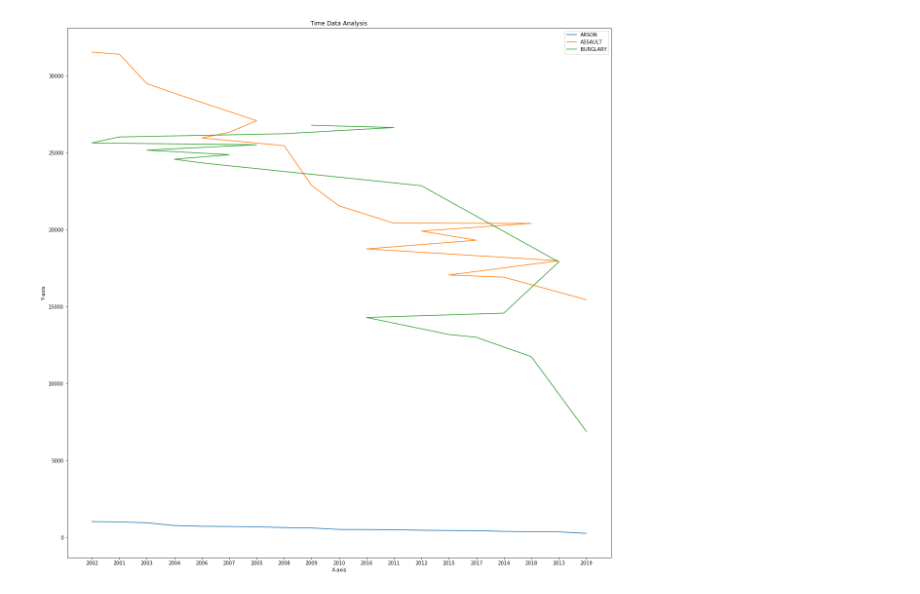
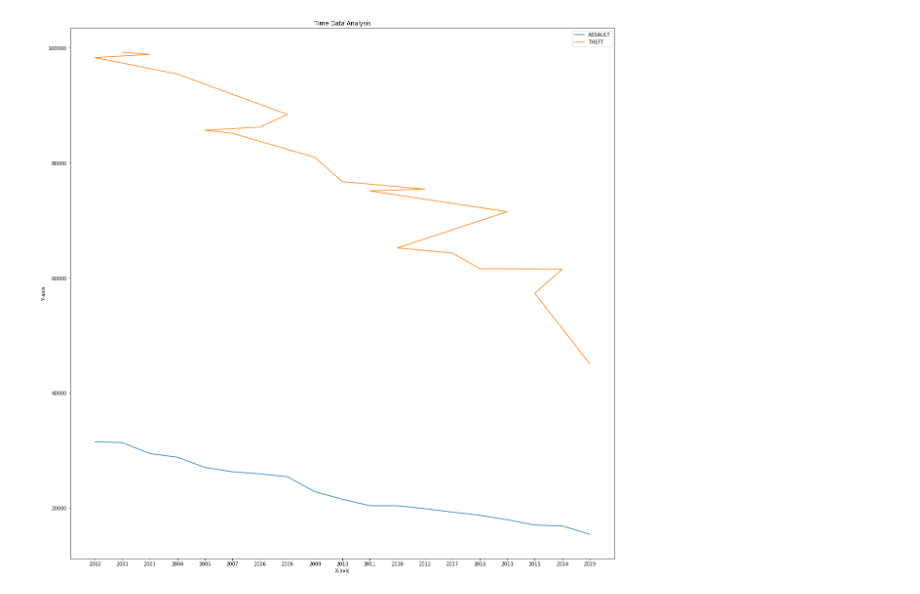
Before and after one commit to anirudhagar13/chicago-crime-analysis-bigdata, a Jupyter notebook: data_chasers_script.ipynb, the cells around one changed output. Drawn from its saved outputs; the diff is of its cells as text; code cells hidden in the pictures.

Commit message:
code skeleton for data pipeline

```diff
--- a/data_chasers_script.ipynb
+++ b/data_chasers_script.ipynb
@@ -98,7 +101,3 @@ url_1 = '/pools/default/buckets'
 
 rest_client.set_url(host_name+url_1)
 print (rest_client.get_response())
-# %%
-# Loading data (Relevant cells begin here)
-import pandas as pd
-crime_data = pd.read_csv("../../../../Downloads/Crimes_-_2001_to_present.csv")
@@ -112,7 +122,7 @@ from couchbase.cluster import Cluster
 from couchbase.cluster import PasswordAuthenticator
 
 # Global DB connection objects
-cluster = Cluster('couchbase://34.229.250.146')
+cluster = Cluster('couchbase://localhost')
 authenticator = PasswordAuthenticator('admin', 'password')
 cluster.authenticate(authenticator)
 cb = cluster.open_bucket('crime_data')
@@ -121,13 +131,13 @@ cb = cluster.open_bucket('crime_data')
 # start_time = datetime.datetime.now()
 
 # print ('Inserting data')
-# bulk_data = dict()
+bulk_data = dict()
 
-# for index, doc in enumerate(crime_data[8001:9000].T.to_dict().values()):
-#     doc_id = 'k' + str(index)
-#     bulk_data[doc_id] = doc
+for index, doc in enumerate(crime_data[8001:9000].T.to_dict().values()):
+    doc_id = 'k' + str(index)
+    bulk_data[doc_id] = doc
 
-# cb.upsert_multi(bulk_data)
+cb.upsert_multi(bulk_data)
 
 # end_time = datetime.datetime.now()
 # print ('Sequential Timing: ', (end_time - start_time).total_seconds())
@@ -194,24 +212,24 @@ for index, count in analysis_series.items():
 # %%
 # Plotting graph
 import matplotlib.pyplot as plt
 %matplotlib inline
 
 plt.figure(figsize=(20,20))
 
 #Plot a line graph
-filter_list = ['ARSON','ASSAULT','BURGLARY']
+filter_list = ['THEFT','ASSAULT']
 for p_type, value in time_data.items():
     years = value[0]
     counts = value[1]
     if p_type in filter_list:
         plt.plot(years, counts, label=p_type)
 
 # Add labels and title
 plt.title("Time Data Analysis")
 plt.xlabel("X-axis")
 plt.ylabel("Y-axis")
 
 plt.legend()
 plt.show()
 # %% [output]
-[figure, old version]
+[figure, new version]
```
Also changed, not shown: parts of 3 cells of this notebook, 7 other files.
